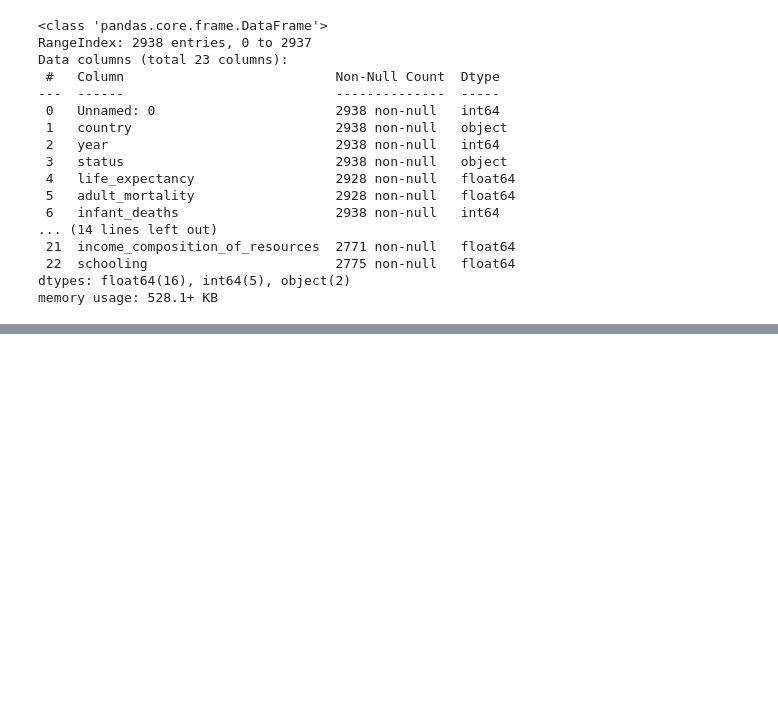
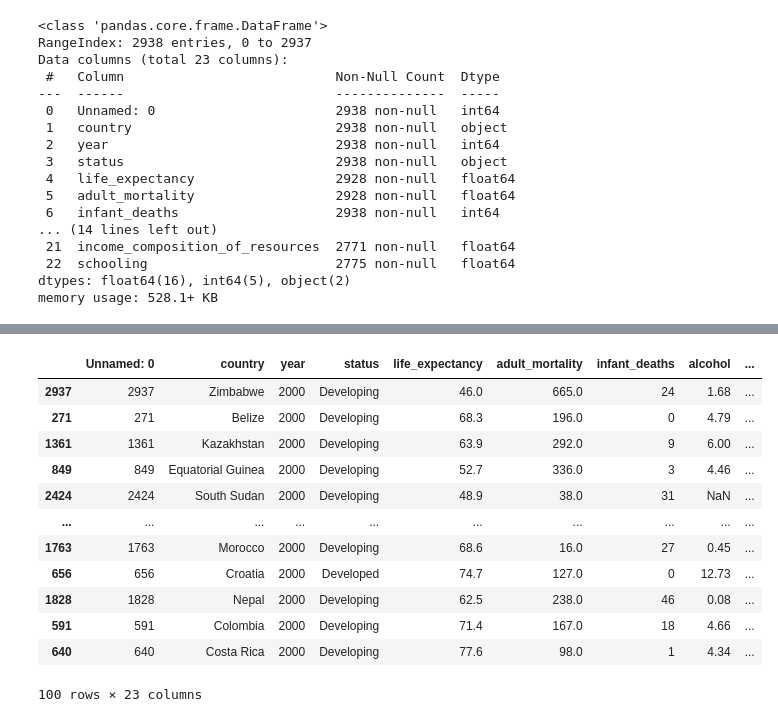
Before and after one commit to GoldenEye37/life-expectancy-prediction-project, a Jupyter notebook: end-to-end-life-expectancy-prediction-project.ipynb, the cells around one changed output, grey strips where cells are left out. Saved outputs shown, nothing was run; the diff lists cells and outputs as text; code cells hidden in the pictures; blank space fills up the shorter version.

```diff
--- a/end-to-end-life-expectancy-prediction-project.ipynb
+++ b/end-to-end-life-expectancy-prediction-project.ipynb
@@ -87,0 +106,18 @@ memory usage: 528.1+ KB
+# %%
+# sort the datafram
+life_expectancy_by_year = life_expectancy.sort_values("year")
+life_expectancy_by_year[:100]
+# %% [output]
+|  | Unnamed: 0 | country | year | status | life_expectancy | adult_mortality | infant_deaths | alcohol | ... |
+| 2937 | 2937 | Zimbabwe | 2000 | Developing | 46.0 | 665.0 | 24 | 1.68 | ... |
+| 271 | 271 | Belize | 2000 | Developing | 68.3 | 196.0 | 0 | 4.79 | ... |
+| 1361 | 1361 | Kazakhstan | 2000 | Developing | 63.9 | 292.0 | 9 | 6.00 | ... |
+| 849 | 849 | Equatorial Guinea | 2000 | Developing | 52.7 | 336.0 | 3 | 4.46 | ... |
+| 2424 | 2424 | South Sudan | 2000 | Developing | 48.9 | 38.0 | 31 | NaN | ... |
+| ... | ... | ... | ... | ... | ... | ... | ... | ... | ... |
+| 1763 | 1763 | Morocco | 2000 | Developing | 68.6 | 16.0 | 27 | 0.45 | ... |
+| 656 | 656 | Croatia | 2000 | Developed | 74.7 | 127.0 | 0 | 12.73 | ... |
+| 1828 | 1828 | Nepal | 2000 | Developing | 62.5 | 238.0 | 46 | 0.08 | ... |
+| 591 | 591 | Colombia | 2000 | Developing | 71.4 | 167.0 | 18 | 4.66 | ... |
+| 640 | 640 | Costa Rica | 2000 | Developing | 77.6 | 98.0 | 1 | 4.34 | ... |
+100 rows × 23 columns
```
Also changed, not shown: parts of 5 cells of this notebook.
